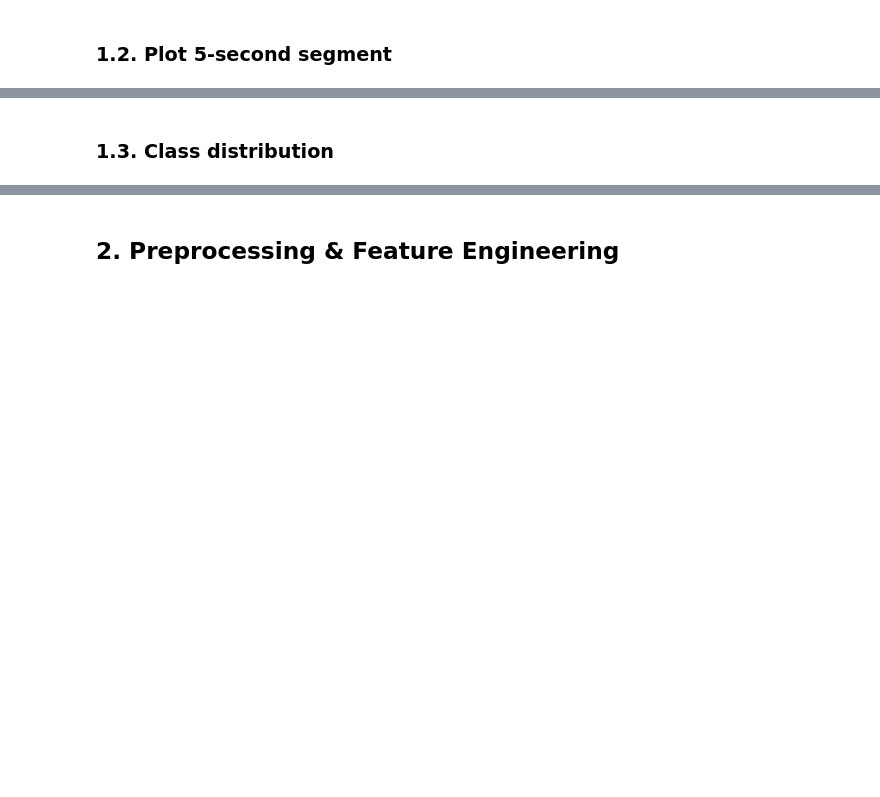
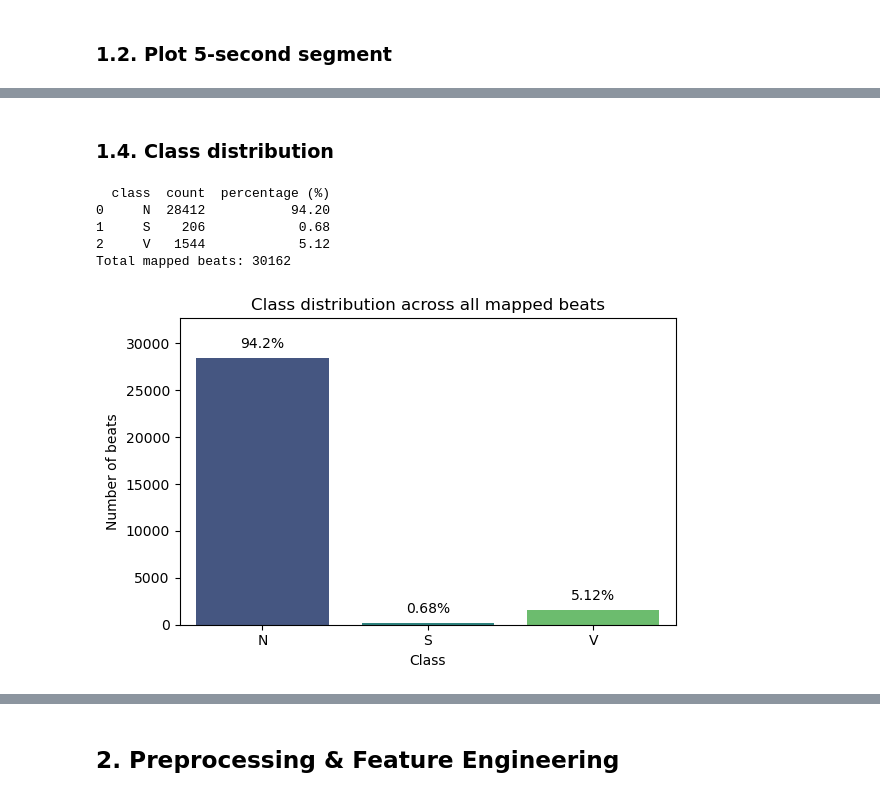
Before and after one commit to Joaomuianga/ML-team-collaboration, a Jupyter notebook: 3_TimeSeries/notebooks/Team11_TimeSeries_Notebook.ipynb, the cells around one changed output, grey strips where cells are left out. Cells and saved outputs as stored; diff of their text form; code cells hidden in the pictures; blank space fills up the shorter version.

```diff
--- a/3_TimeSeries/notebooks/Team11_TimeSeries_Notebook.ipynb
+++ b/3_TimeSeries/notebooks/Team11_TimeSeries_Notebook.ipynb
@@ -35,2 +200,49 @@ from sklearn.metrics import (
 # %% [markdown]
-### 1.3. Class distribution
+### 1.4. Class distribution
+# %%
+class_counts = (
+    mapped_df["label"]
+    .value_counts()
+    .reindex(["N", "S", "V"], fill_value=0)
+    .rename_axis("class")
+    .reset_index(name="count")
+)
+
+total_beats = len(mapped_df)
+class_counts["percentage (%)"] = (class_counts["count"] / total_beats * 100).round(2)
+
+print(class_counts)
+print("Total mapped beats:", len(mapped_df))
+
+plt.figure(figsize=(6, 4))
+ax =sns.barplot(data=class_counts, x="class", y="count", hue="class", palette="viridis")
+plt.title("Class distribution across all mapped beats")
+plt.xlabel("Class")
+plt.ylabel("Number of beats")
+max_count = class_counts["count"].max()
+ax.set_ylim(0, max_count * 1.15)
+
+row_idx = 0
+for p in ax.patches:
+    height = p.get_height()
+
+    if height > 0:
+        pct_value = class_counts.iloc[row_idx]["percentage (%)"]
+        percentage_text = f'{pct_value}%'
+        # Colocamos el texto justo en el centro superior de cada barra
+        ax.annotate(percentage_text,
+                    (p.get_x() + p.get_width() / 2., height),
+                    ha='center', va='bottom',
+                    fontsize=10, color='black',
+                    xytext=(0, 5), textcoords='offset points')
+        row_idx += 1
+
+plt.tight_layout()
+plt.show()
+# %% [output]
+  class  count  percentage (%)
+0     N  28412           94.20
+1     S    206            0.68
+2     V   1544            5.12
+Total mapped beats: 30162
+[figure, added]
```
Also changed, not shown: parts of 7 cells of this notebook.
